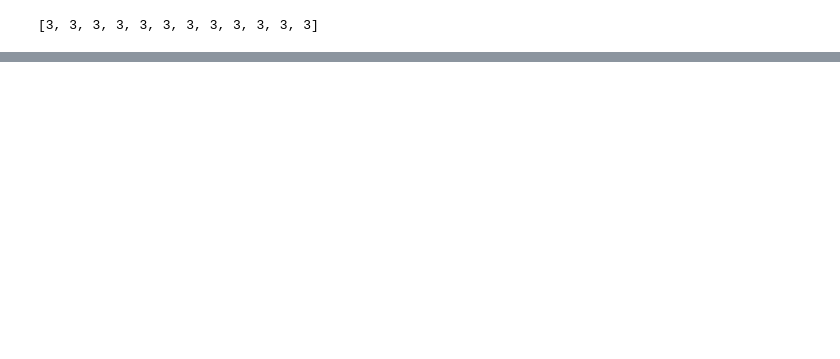
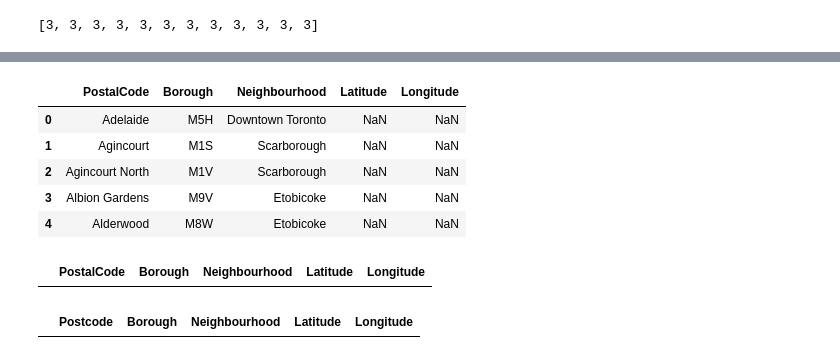
Before and after one commit to johnsg811/GitHub_Sample, a Jupyter notebook: Capstone_week3.ipynb, the cells around one changed output, grey strips where cells are left out. Drawn from its saved outputs; the diff is of its cells as text; code cells hidden in the pictures; blank space fills up the shorter version.

```diff
--- a/Capstone_week3.ipynb
+++ b/Capstone_week3.ipynb
@@ -179,0 +166,4 @@ dfCanada.shape
+# %%
+link = "http://cocl.us/Geospatial_data"
+coordinates = pd.read_csv(link)
+coordinates.head()
@@ -179,0 +177,4 @@ dfCanada.shape
+# %%
+#dflatlong.shape
+coordinates.rename(columns={"Postal Code": "PostalCode"}, inplace=True)
+coordinates.head()
@@ -179,0 +188,5 @@ dfCanada.shape
+# %%
+CanadaData = "https://raw.githack.com/johnsg811/Canada_Dataset/master/Canada.csv"
+df2 =  pd.read_csv(CanadaData,index_col=[0])
+df2.rename(columns={"Postcode": "PostalCode"}, inplace=True)
+df2.head()
@@ -179,0 +200,4 @@ dfCanada.shape
+# %%
+# group neighborhoods in the same borough
+toronto = df2.groupby(["PostalCode", "Borough"], as_index=False).agg(lambda x: ", ".join(x))
+toronto.head()
@@ -179,0 +211,23 @@ dfCanada.shape
+# %%
+
+
+toronto_df_new = toronto.merge(coordinates, on="PostalCode", how="left")
+toronto_df_new.head()
+# %% [output]
+|  | PostalCode | Borough | Neighbourhood | Latitude | Longitude |
+| 0 | Adelaide | M5H | Downtown Toronto | NaN | NaN |
+| 1 | Agincourt | M1S | Scarborough | NaN | NaN |
+| 2 | Agincourt North | M1V | Scarborough | NaN | NaN |
+| 3 | Albion Gardens | M9V | Etobicoke | NaN | NaN |
+| 4 | Alderwood | M8W | Etobicoke | NaN | NaN |
+# %%
+#dfCanada.Postcode = dfCanada.Postcode.astype(str)
+#dflatlong.Postcode = dflatlong.Postcode.astype(str)
+#dfnew = df1.merge(dflatlong.to_frame(), left_on='Postcode', right_index=True)
+#print(type(dflatlong))
+#dfNew = df.merge(dflatlong)
+#df.dtypes
+dfNew = pd.merge(df, df1, on='PostalCode')
+dfNew.head()
+# %% [output]
+|  | PostalCode | Borough | Neighbourhood | Latitude | Longitude |
@@ -179,0 +236,4 @@ dfCanada.shape
+# %%
+dfNew
+# %% [output]
+|  | Postcode | Borough | Neighbourhood | Latitude | Longitude |
```
Also changed, not shown: parts of 19 cells of this notebook.
